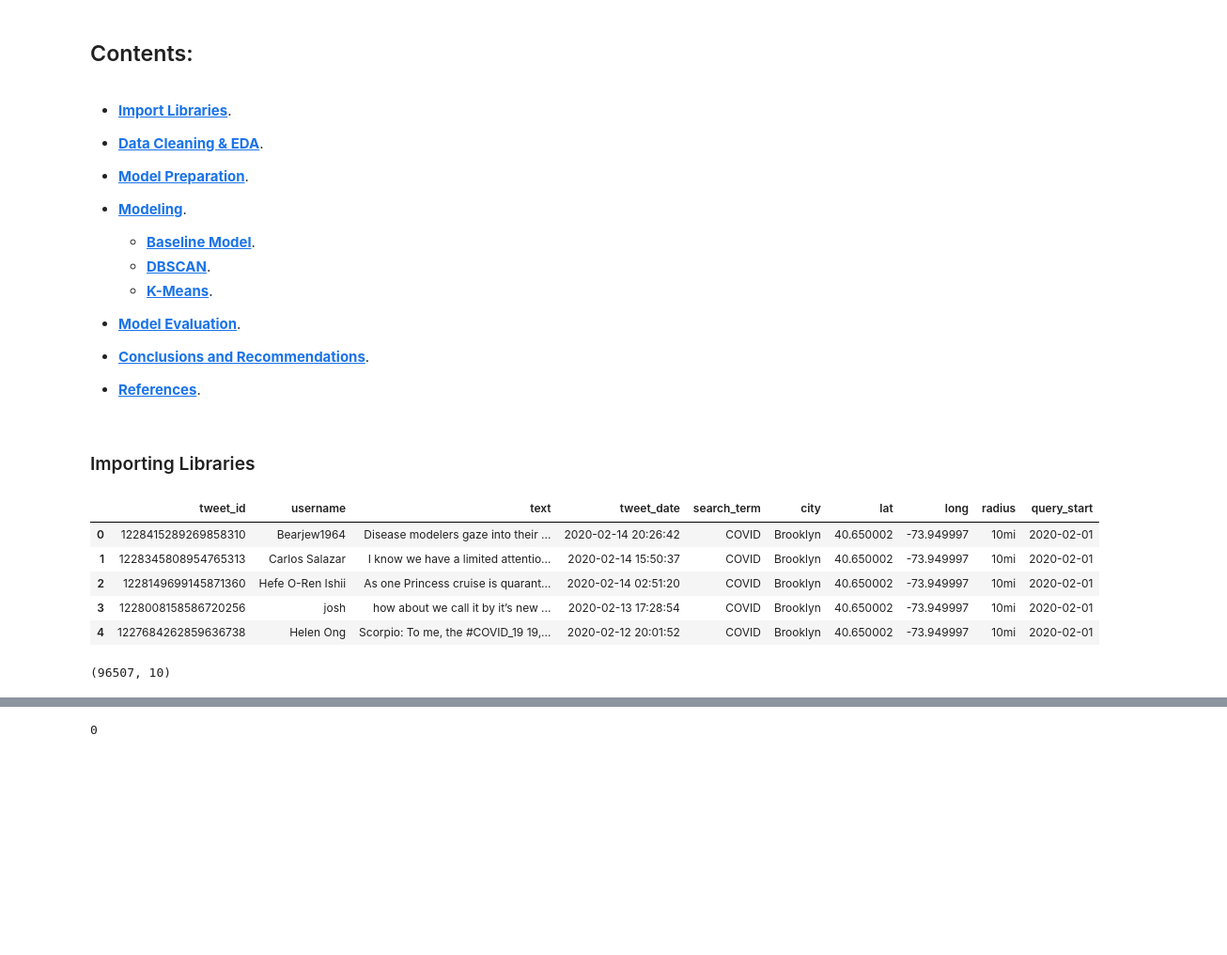
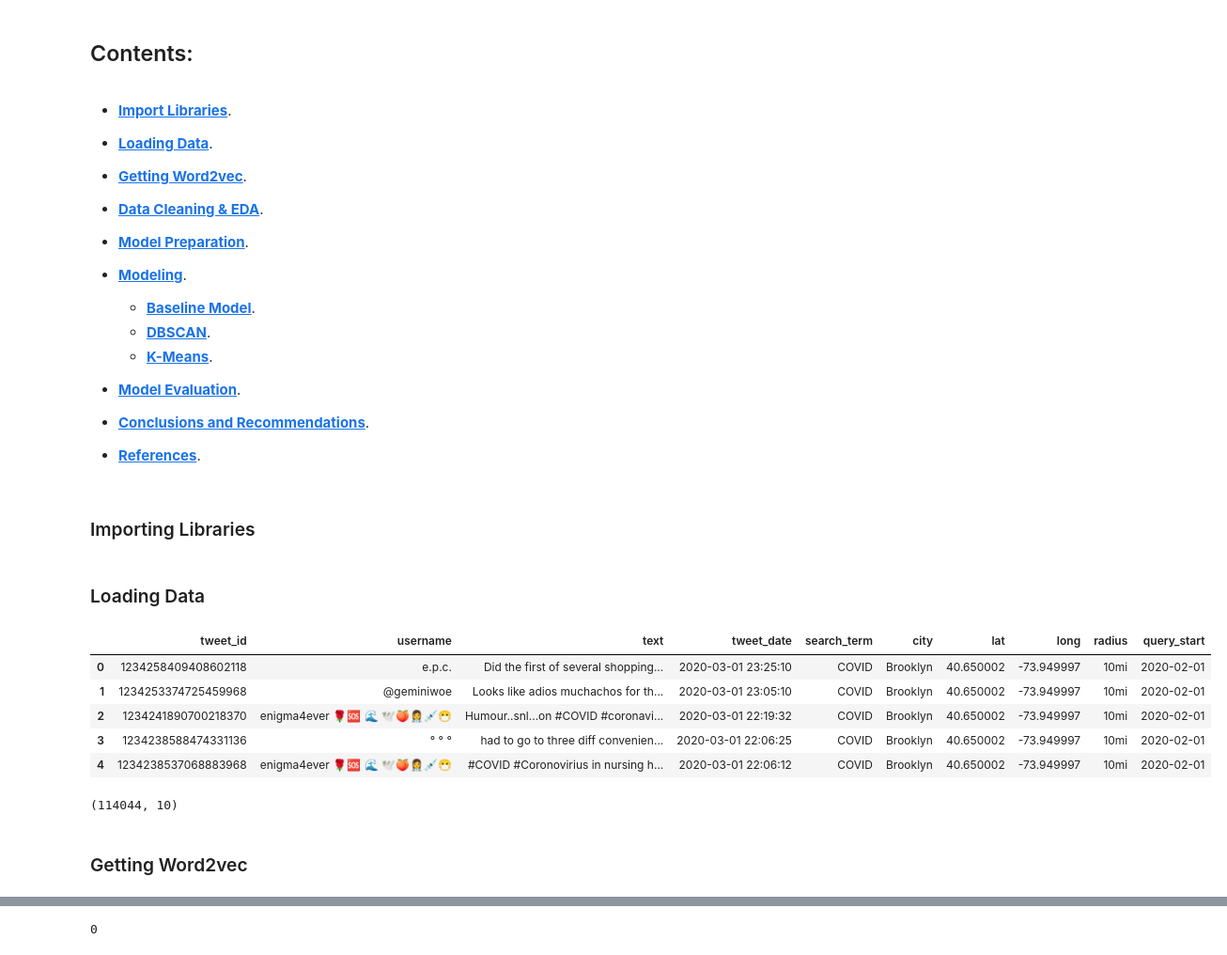
Before and after one commit to boosra/client_project-Covid, a Jupyter notebook: najiha/Modeling.ipynb, the cells around one changed output, grey strips where cells are left out. Shown at 94% size. Drawn from its saved outputs; the diff is of its cells as text; code cells hidden in the pictures; blank space fills up the shorter version.

```diff
--- a/najiha/Modeling.ipynb
+++ b/najiha/Modeling.ipynb
@@ -2,6 +2,10 @@
 ## Contents:
 # %% [markdown]
 - **[Import Libraries](#Import-Libraries)**.
+
+- **[Loading Data](#Loading-Data)**.
+
+- **[Getting Word2vec](#Getting-Word2vec)**.
 
 - **[Data Cleaning & EDA](#Data-Cleaning-Exploratory-Data-Analysis)**.
 
@@ -58,20 +62,24 @@ RANDOM_STATE = 7777
+# %% [markdown]
+### Loading Data
 # %%
-df = pd.read_csv("../adam/datasets/scrape_5.11.csv")
+df = pd.read_csv("../adam/datasets/scrape_5.12.csv")
 
 df.head()
 # %% [output]
 |  | tweet_id | username | text | tweet_date | search_term | city | lat | long | radius | query_start |
-| 0 | 1228415289269858310 | Bearjew1964 | Disease modelers gaze into their ... | 2020-02-14 20:26:42 | COVID | Brooklyn | 40.650002 | -73.949997 | 10mi | 2020-02-01 |
-| 1 | 1228345808954765313 | Carlos Salazar | I know we have a limited attentio... | 2020-02-14 15:50:37 | COVID | Brooklyn | 40.650002 | -73.949997 | 10mi | 2020-02-01 |
-| 2 | 1228149699145871360 | Hefe O-Ren Ishii | As one Princess cruise is quarant... | 2020-02-14 02:51:20 | COVID | Brooklyn | 40.650002 | -73.949997 | 10mi | 2020-02-01 |
-| 3 | 1228008158586720256 | josh | how about we call it by it’s new ... | 2020-02-13 17:28:54 | COVID | Brooklyn | 40.650002 | -73.949997 | 10mi | 2020-02-01 |
-| 4 | 1227684262859636738 | Helen Ong | Scorpio: To me, the #COVID_19 19,... | 2020-02-12 20:01:52 | COVID | Brooklyn | 40.650002 | -73.949997 | 10mi | 2020-02-01 |
+| 0 | 1234258409408602118 | e.p.c. | Did the first of several shopping... | 2020-03-01 23:25:10 | COVID | Brooklyn | 40.650002 | -73.949997 | 10mi | 2020-02-01 |
+| 1 | 1234253374725459968 | @geminiwoe | Looks like adios muchachos for th... | 2020-03-01 23:05:10 | COVID | Brooklyn | 40.650002 | -73.949997 | 10mi | 2020-02-01 |
+| 2 | 1234241890700218370 | enigma4ever 🌹🆘 🌊 🕊️🍑👩‍⚕️💉😷 | Humour..snl...on #COVID #coronavi... | 2020-03-01 22:19:32 | COVID | Brooklyn | 40.650002 | -73.949997 | 10mi | 2020-02-01 |
+| 3 | 1234238588474331136 | ° ° ° | had to go to three diff convenien... | 2020-03-01 22:06:25 | COVID | Brooklyn | 40.650002 | -73.949997 | 10mi | 2020-02-01 |
+| 4 | 1234238537068883968 | enigma4ever 🌹🆘 🌊 🕊️🍑👩‍⚕️💉😷 | #COVID #Coronovirius in nursing h... | 2020-03-01 22:06:12 | COVID | Brooklyn | 40.650002 | -73.949997 | 10mi | 2020-02-01 |
 # %%
 df.drop_duplicates(inplace = True)
 # %%
 df.shape
 # %% [output]
-(96507, 10)
+(114044, 10)
+# %% [markdown]
+### Getting Word2vec
 # %%
 df['text'] = df['text'].astype(str).str.lower()
 df['token_text'] = df['text'].str.replace('([^ a-zA-Z0-9])', '').str.replace('http\S+|www.\S+', '', case=False).replace('coronavirus', 'covid19')
```
Also changed, not shown: parts of 28 cells of this notebook.
